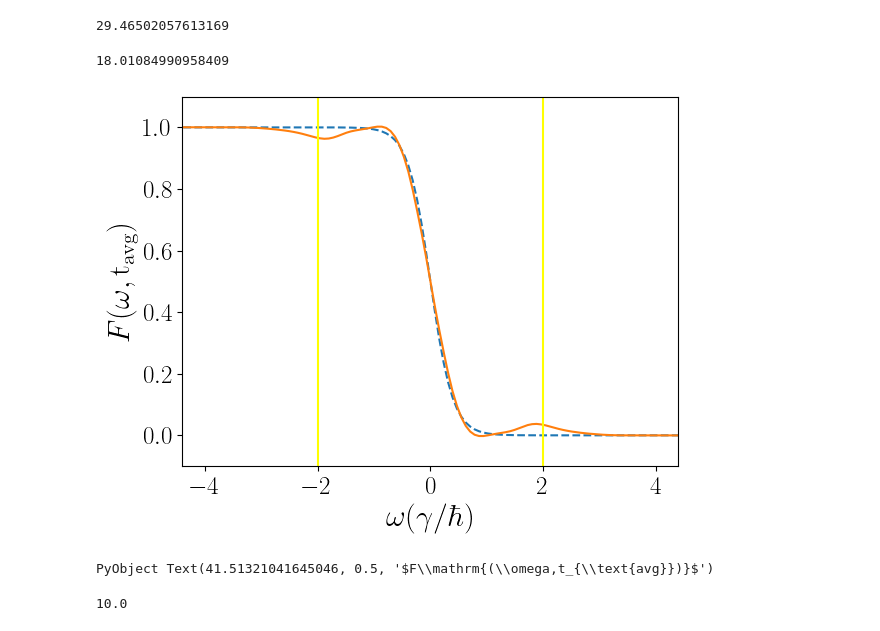
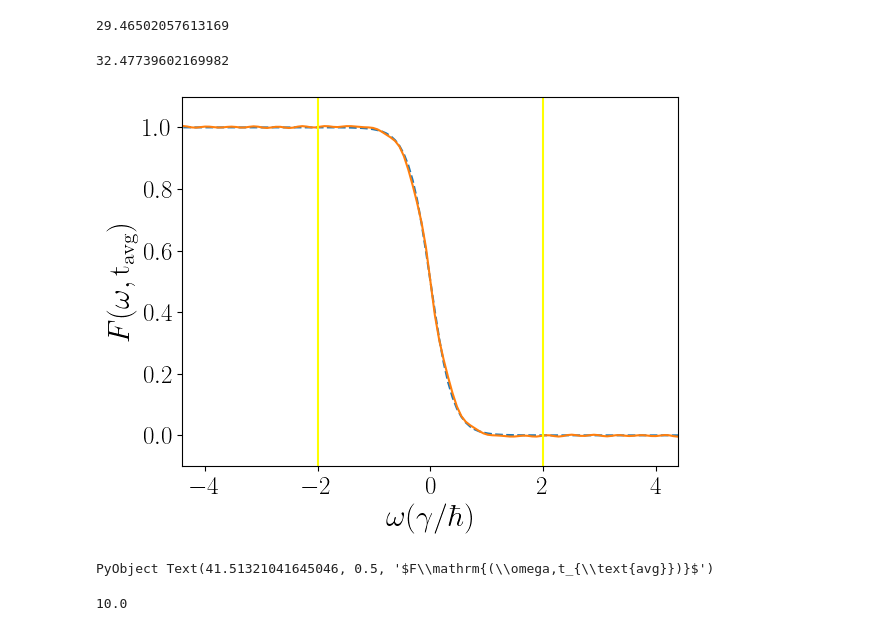
Before and after one commit to Jalil199/KBE-DrivenElectrons, a Jupyter notebook: main.ipynb, the cells around one changed output. Drawn from its saved outputs; the diff is of its cells as text; code cells hidden in the pictures.

```diff
--- a/main.ipynb
+++ b/main.ipynb
@@ -1090,36 +1080,36 @@ tavg[180]
 # ratio1[mask] .= GL_im[mask] ./ A_col[mask]
 
 # plt.plot(ωs,ratio1)
 
 
 
 plt.plot(ωs,fermi.(ωs;model=model),ls="--")
 
-t_avg = 250#185#340#185
+t_avg = 450#185#340#185
 t_avg_sol = tavg[t_avg]
 println(t_avg_sol)
 δ = 1e-6
 A_col   = real.(A_Wigner_sumk[:, t_avg])
 GL_im   = imag.(GL_Wigner_sumk[:, t_avg])/pi
 # Máscara de puntos "seguros"
 mask = abs.(A_col) .> δ
 ratio = fill(NaN, length(A_col))
 ratio[mask] .= GL_im[mask] ./ A_col[mask]
 
 plt.plot(ωs,ratio)
 
 # plt.xlim(-6,6)
 plt.ylim(-0.1,1.1)
 plt.axvline(2,color="yellow")
 plt.axvline(-2,color="yellow")
 
 
 plt.xlim(-4.4,4.4)
 xlabel(raw"$\omega(\gamma/\hbar)$")
 ylabel(raw"$F\mathrm{(\omega,t_{\text{avg}})}$")
 # %% [output]
-18.01084990958409
+32.47739602169982
-[figure, old version]
+[figure, new version]
 PyObject Text(41.51321041645046, 0.5, '$F\\mathrm{(\\omega,t_{\\text{avg}})}$')
 # %%
 fermi.(ωs;model=model)
```
Also changed, not shown: parts of 4 cells of this notebook, 4 other files.
